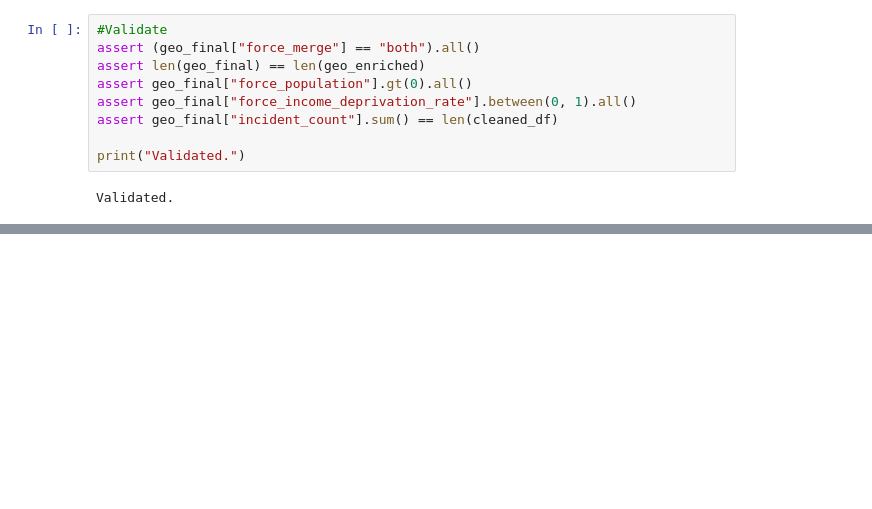
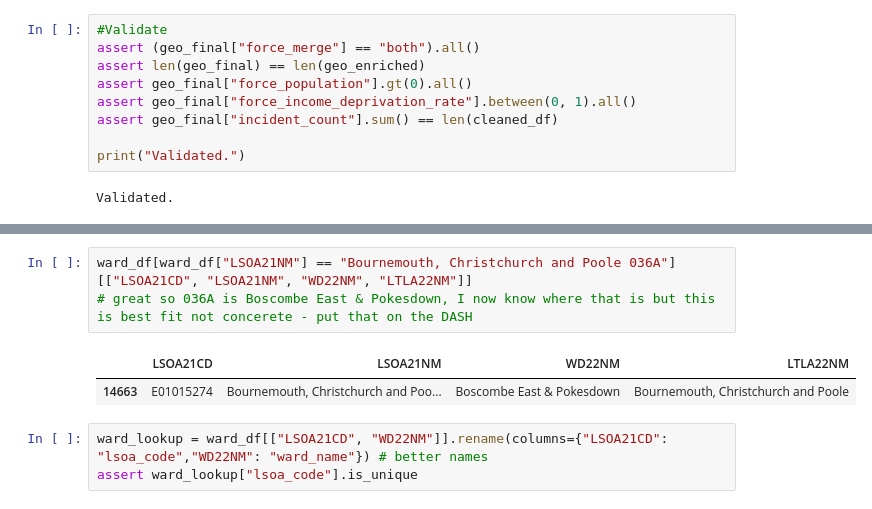
Before and after one commit to ciaratheink-blip/Python-Project---Crime-data-Pipeline, a Jupyter notebook: crime_pipeline.ipynb, the cells around one changed output, grey strips where cells are left out. Saved outputs shown, nothing was run; the diff lists cells and outputs as text; blank space fills up the shorter version.

```diff
--- a/crime_pipeline.ipynb
+++ b/crime_pipeline.ipynb
@@ -1118,0 +1161,9 @@ geo_final_csv.head()
+# %%
+ward_df[ward_df["LSOA21NM"] == "Bournemouth, Christchurch and Poole 036A"][["LSOA21CD", "LSOA21NM", "WD22NM", "LTLA22NM"]]
+# great so 036A is Boscombe East & Pokesdown, I now know where that is but this is best fit not concerete - put that on the DASH
+# %% [output]
+|  | LSOA21CD | LSOA21NM | WD22NM | LTLA22NM |
+| 14663 | E01015274 | Bournemouth, Christchurch and Poo... | Boscombe East & Pokesdown | Bournemouth, Christchurch and Poole |
+# %%
+ward_lookup = ward_df[["LSOA21CD", "WD22NM"]].rename(columns={"LSOA21CD": "lsoa_code","WD22NM": "ward_name"}) # better names
+assert ward_lookup["lsoa_code"].is_unique
```
Also changed, not shown: parts of 9 cells of this notebook, 1 other file.
